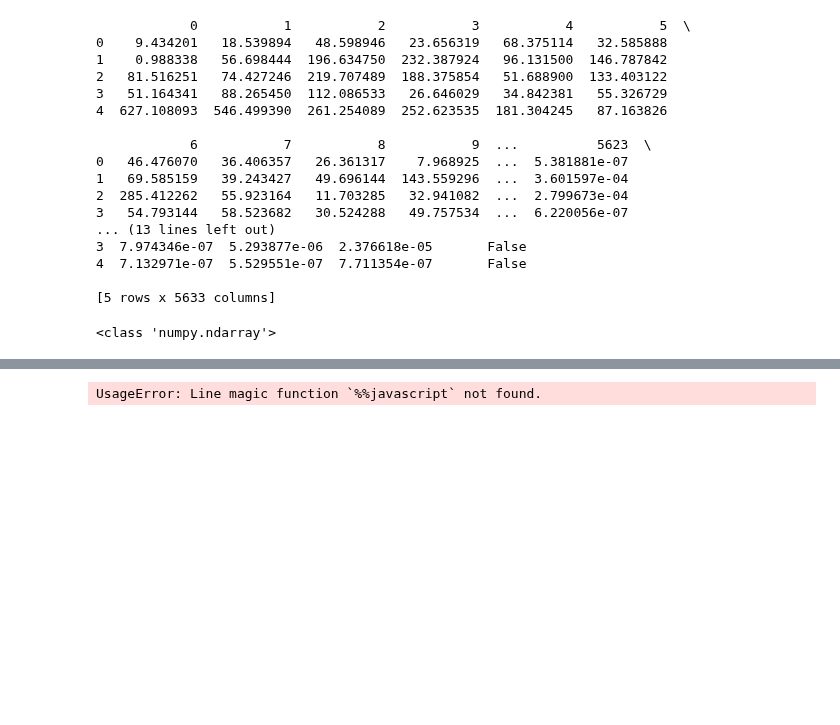
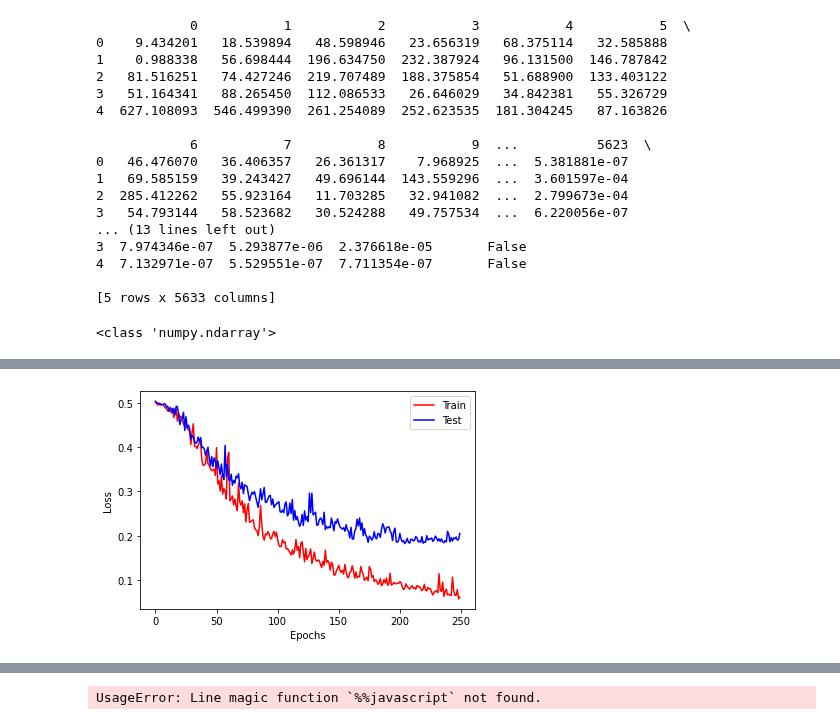
Before and after one commit to ambervb/dialogue-proj, a Jupyter notebook: CNN/CNN_Voice_YesNo_v2.ipynb, the cells around one changed output, grey strips where cells are left out. Saved outputs shown, nothing was run; the diff lists cells and outputs as text; code cells hidden in the pictures; blank space fills up the shorter version.

```diff
--- a/CNN/CNN_Voice_YesNo_v2.ipynb
+++ b/CNN/CNN_Voice_YesNo_v2.ipynb
@@ -237,3 +240,11 @@ plt.show()
+# %%
+plt.plot(Results.Epoch,Results.train_loss,'r',Results.Epoch,Results.test_loss,'b')
+plt.legend(['Train','Test'])
+plt.xlabel('Epochs')
+plt.ylabel('Loss')
+plt.show()
+# %% [output]
+[figure, added]
 # %%
 classes = ['No Voice', 'Voice']
 y_pred = CNN(X_test)
```
Also changed, not shown: parts of 10 cells of this notebook.
